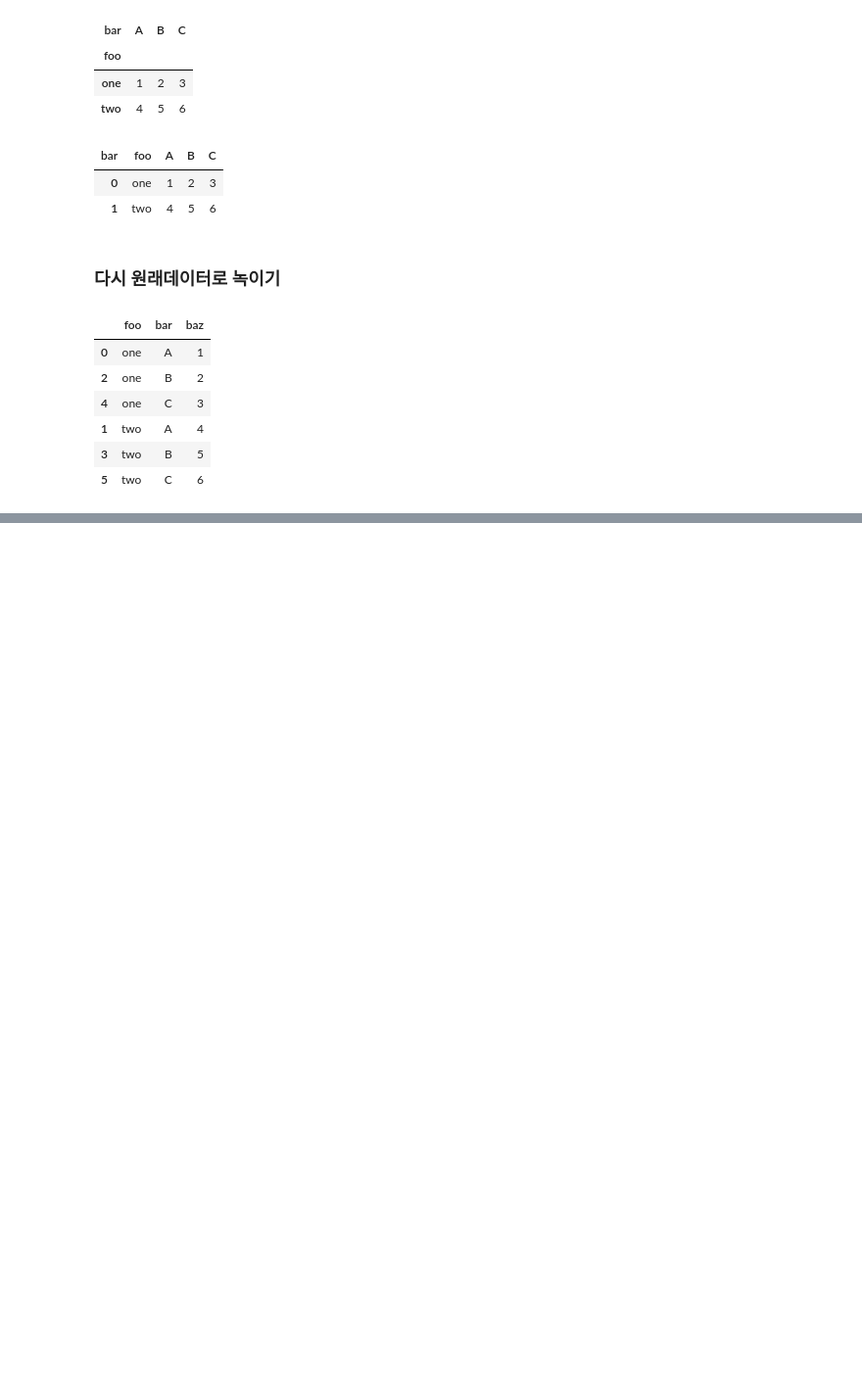
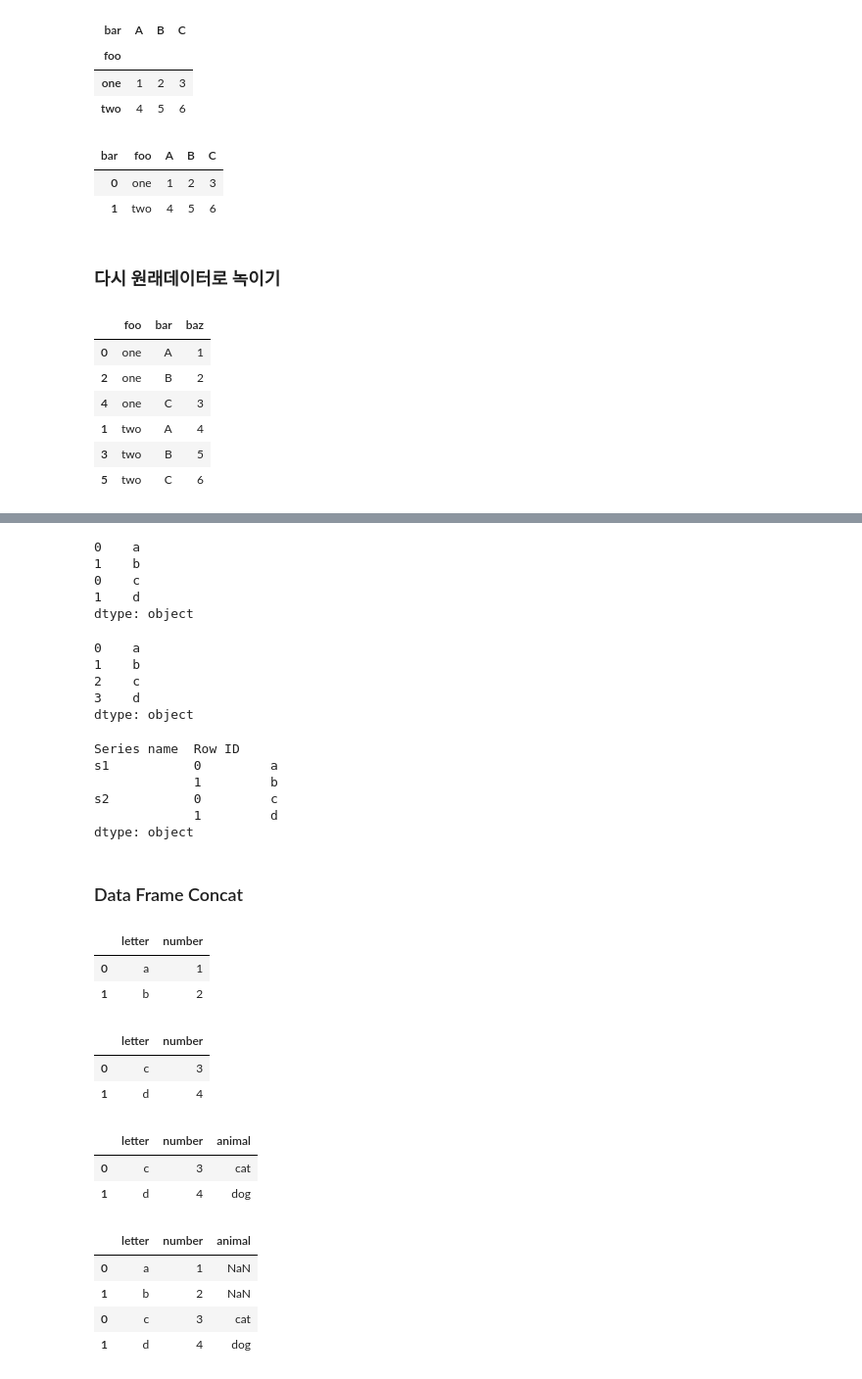
Before and after one commit to julesdata/study, a Jupyter notebook: Python/Pandas Cheat Sheet/6.Reshaping Data.ipynb, the cells around one changed output, grey strips where cells are left out. Shown at 98% size. Cells and saved outputs as stored; diff of their text form; code cells hidden in the pictures; blank space fills up the shorter version.

```diff
--- a/Python/Pandas Cheat Sheet/6.Reshaping Data.ipynb
+++ b/Python/Pandas Cheat Sheet/6.Reshaping Data.ipynb
@@ -268,0 +301,27 @@ df3.melt(
+# %%
+pd.concat([s1,s2]) #행방향으로 시리즈 합치기. 기존 인덱스명이 살아있다.
+# %% [output]
+0    a
+1    b
+0    c
+1    d
+dtype: object
+# %%
+pd.concat([s1,s2], ignore_index=True) #인덱스명 재설정
+# %% [output]
+0    a
+1    b
+2    c
+3    d
+dtype: object
+# %%
+pd.concat([s1,s2], keys=['s1','s2'], names=['Series name', 'Row ID'])
+# %% [output]
+Series name  Row ID
+s1           0         a
+             1         b
+s2           0         c
+             1         d
+dtype: object
+# %% [markdown]
+### Data Frame Concat
@@ -268,0 +330,32 @@ df3.melt(
+# %%
+df1 = pd.DataFrame([['a', 1], ['b', 2]],
+                    columns=['letter', 'number'])
+df1
+# %% [output]
+|  | letter | number |
+| 0 | a | 1 |
+| 1 | b | 2 |
+# %%
+df2 = pd.DataFrame([['c', 3], ['d', 4]],
+                   columns=['letter', 'number'])
+df2
+# %% [output]
+|  | letter | number |
+| 0 | c | 3 |
+| 1 | d | 4 |
+# %%
+df3 = pd.DataFrame([['c', 3, 'cat'], ['d', 4, 'dog']],
+                   columns=['letter', 'number', 'animal'])
+df3
+# %% [output]
+|  | letter | number | animal |
+| 0 | c | 3 | cat |
+| 1 | d | 4 | dog |
+# %%
+pd.concat([df1,df3]) #데이터형태가 다른 자료들 결합 가능
+# %% [output]
+|  | letter | number | animal |
+| 0 | a | 1 | NaN |
+| 1 | b | 2 | NaN |
+| 0 | c | 3 | cat |
+| 1 | d | 4 | dog |
```
Also changed, not shown: parts of 11 cells of this notebook.
